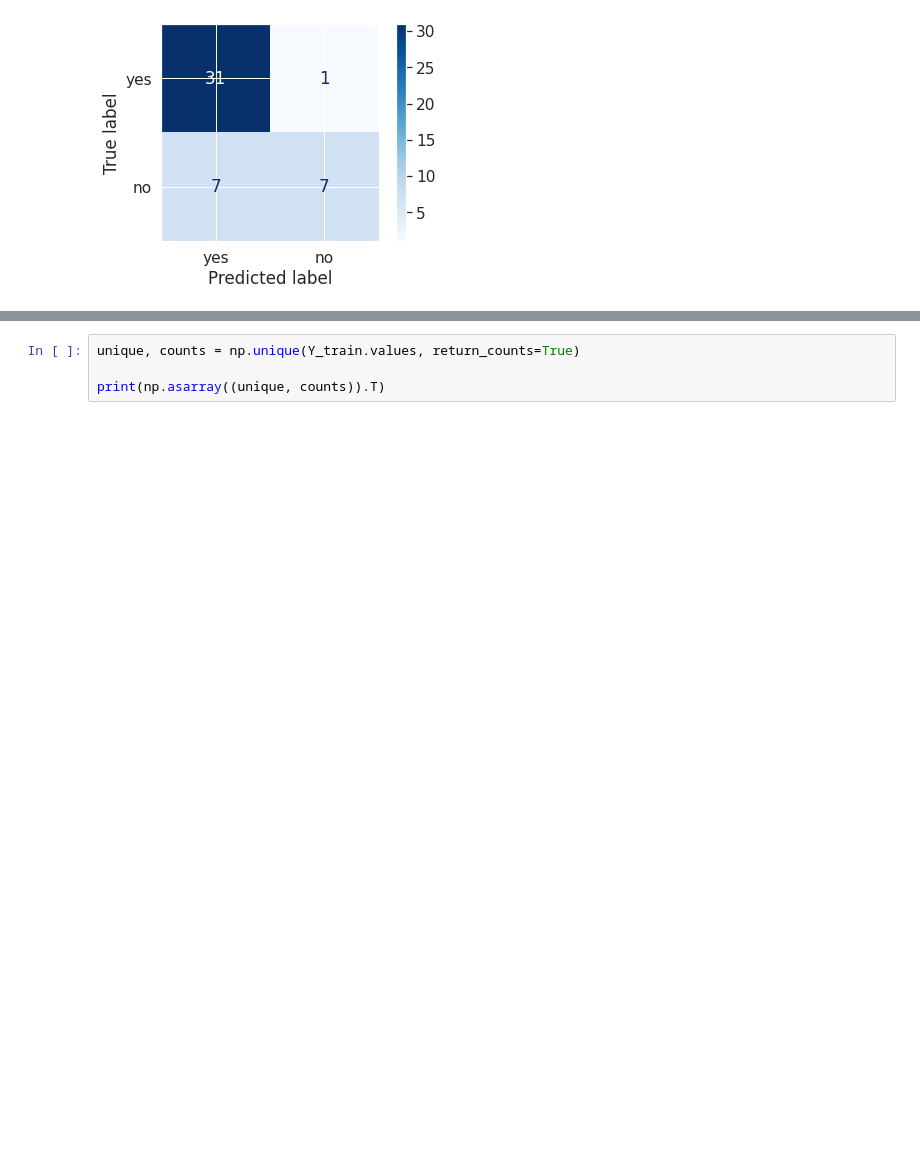
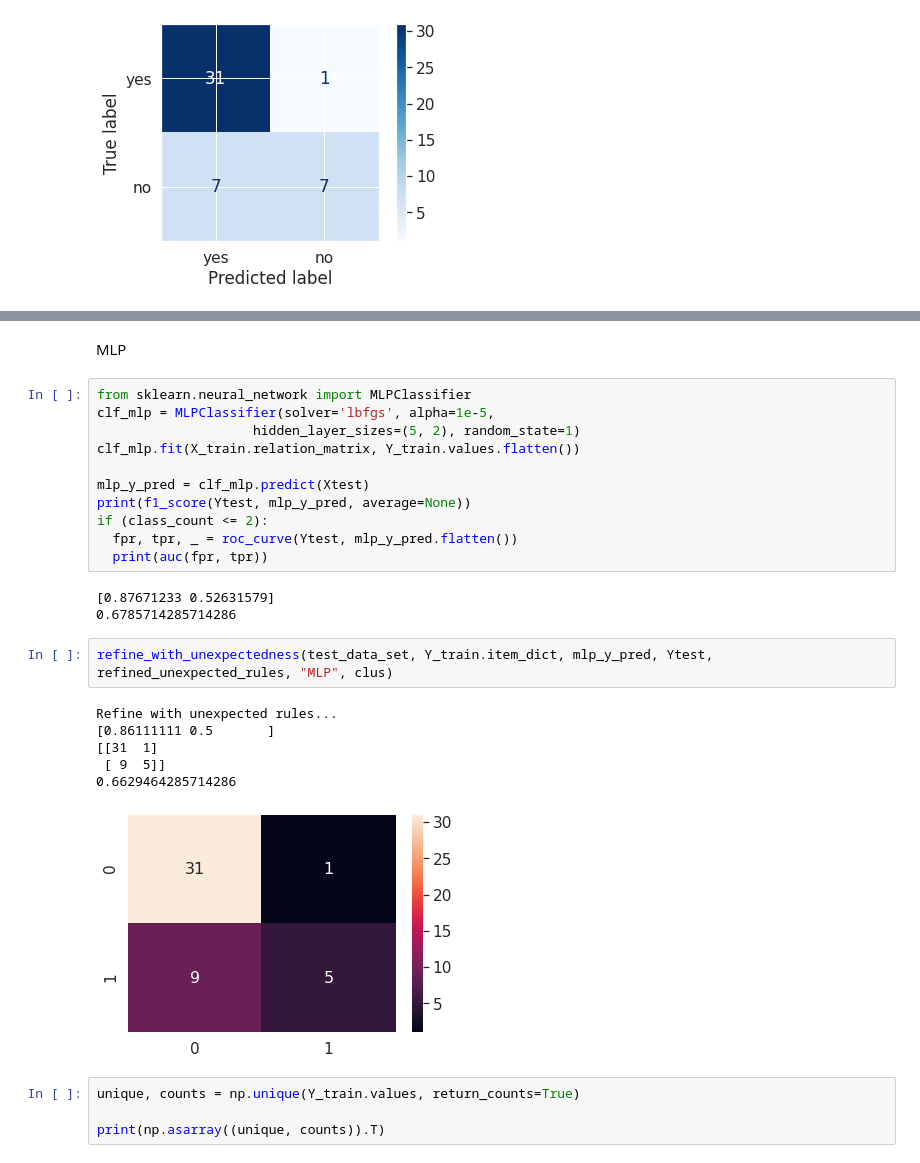
Before and after one commit to BlackCurrantDS/Mining-Rare-Association-Rules, a Jupyter notebook: Part4_a)DBSCAN_UnexpctedRules_Evaluation.ipynb, the cells around one changed output, grey strips where cells are left out. Drawn from its saved outputs; the diff is of its cells as text; blank space fills up the shorter version.

```diff
--- a/Part4_a)DBSCAN_UnexpctedRules_Evaluation.ipynb
+++ b/Part4_a)DBSCAN_UnexpctedRules_Evaluation.ipynb
@@ -676,4 +676,29 @@ Refine with unexpected rules...
 [figure]
+# %% [markdown]
+MLP
+# %%
+from sklearn.neural_network import MLPClassifier
+clf_mlp = MLPClassifier(solver='lbfgs', alpha=1e-5,
+                    hidden_layer_sizes=(5, 2), random_state=1)
+clf_mlp.fit(X_train.relation_matrix, Y_train.values.flatten())
+
+mlp_y_pred = clf_mlp.predict(Xtest)
+print(f1_score(Ytest, mlp_y_pred, average=None))
+if (class_count <= 2):
+  fpr, tpr, _ = roc_curve(Ytest, mlp_y_pred.flatten())
+  print(auc(fpr, tpr))
+# %% [output]
+[0.87671233 0.52631579]
+0.6785714285714286
+# %%
+refine_with_unexpectedness(test_data_set, Y_train.item_dict, mlp_y_pred, Ytest, refined_unexpected_rules, "MLP", clus)
+# %% [output]
+Refine with unexpected rules...
+[0.86111111 0.5       ]
+[[31  1]
+ [ 9  5]]
+0.6629464285714286
+[figure, added]
 # %%
 unique, counts = np.unique(Y_train.values, return_counts=True)
 
```
Also changed, not shown: parts of 5 cells of this notebook.
